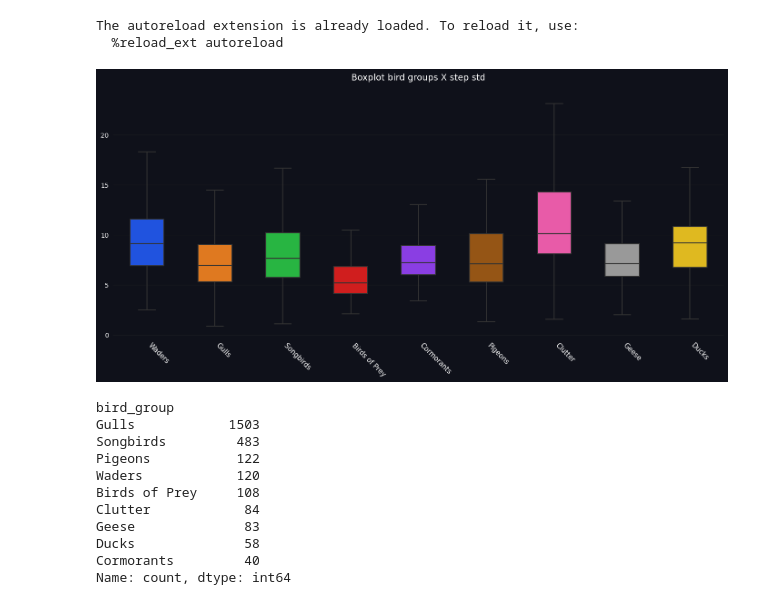
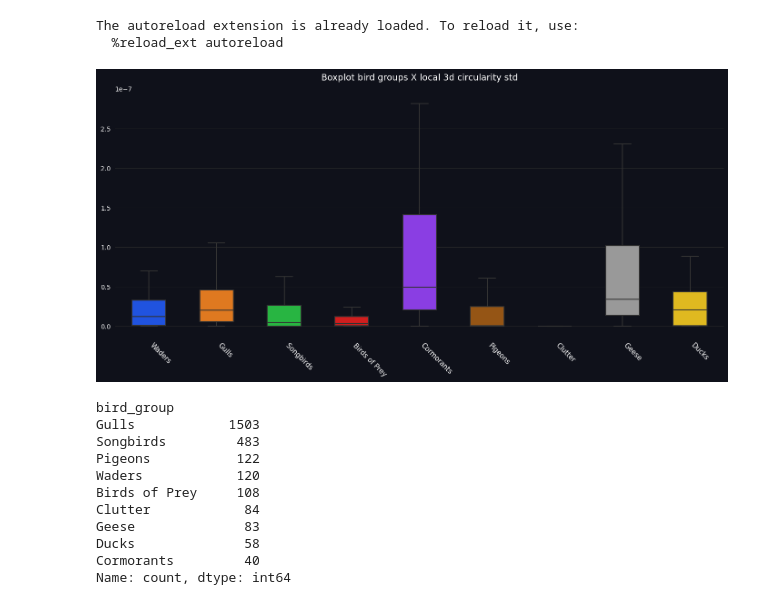
Before and after one commit to Arkantanti/AICup, a Jupyter notebook: src/data.ipynb, the cells around one changed output. Drawn from its saved outputs; the diff is of its cells as text; code cells hidden in the pictures.

```diff
--- a/src/data.ipynb
+++ b/src/data.ipynb
@@ -16,9 +16,9 @@ df_train = df_transform_experimental(df_train, params, labels=True)
 The autoreload extension is already loaded. To reload it, use:
   %reload_ext autoreload
 # %%
-plot_bird_feature(df_train,'step_std')
+plot_bird_feature(df_train,'local_3d_circularity_std')
 # %% [output]
-[figure, old version]
+[figure, new version]
 # %%
 df_train['bird_group'].value_counts()
 # %% [output]
```
Also changed, not shown: 6 other files.
